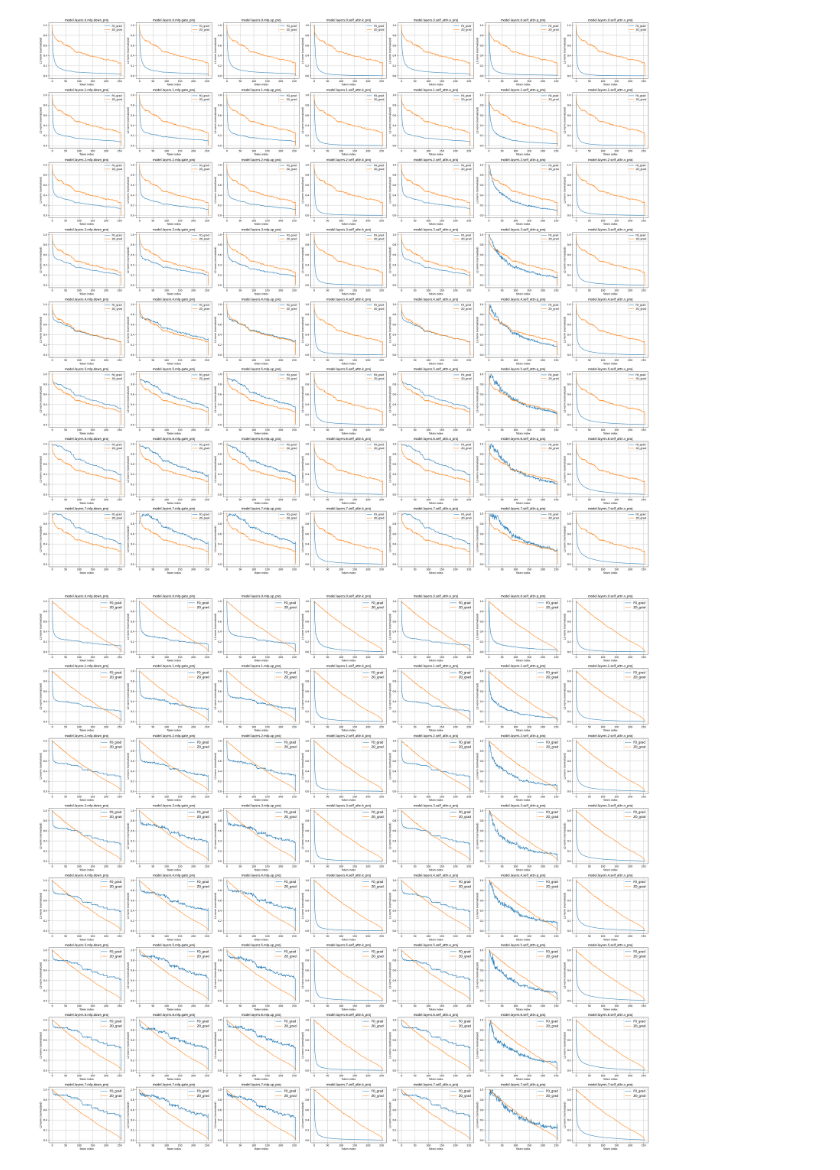
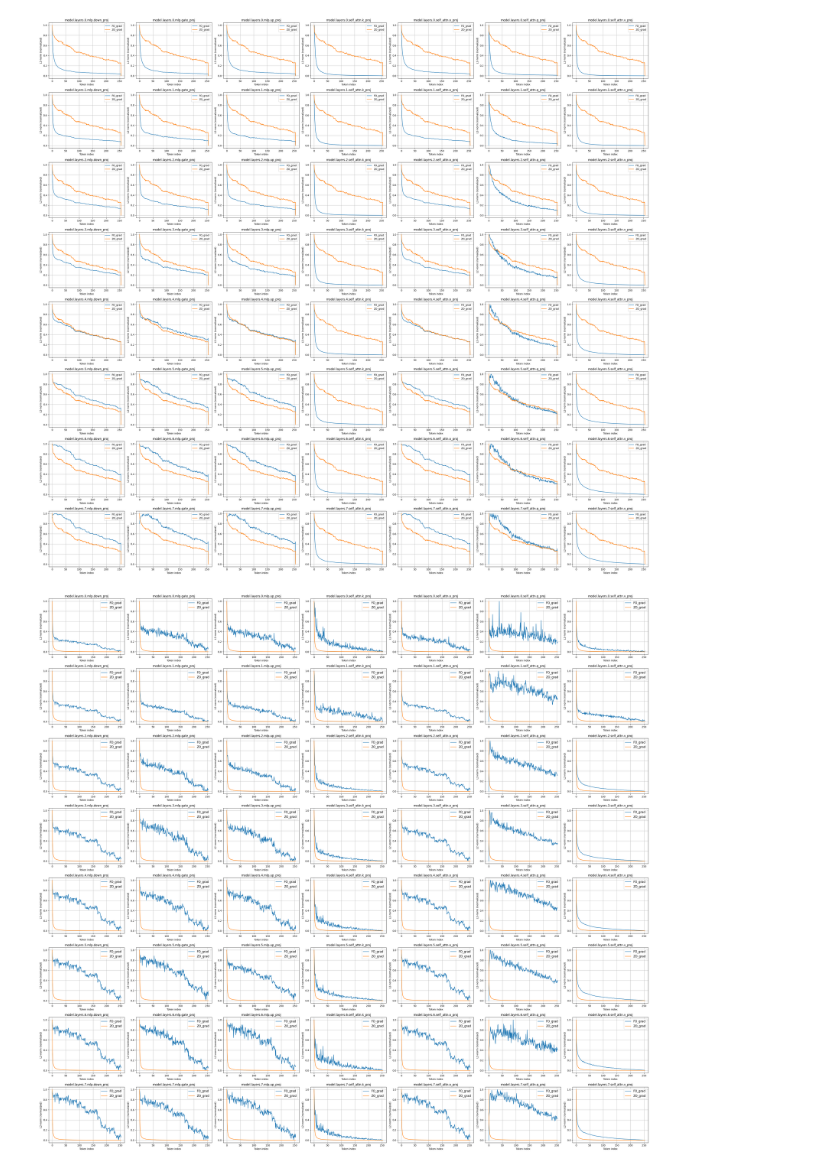
Before and after one commit to olokevin/CoLA, a Jupyter notebook: plot.ipynb, the cells around one changed output. Saved outputs shown, nothing was run; the diff lists cells and outputs as text; code cells hidden in the pictures.

```diff
--- a/plot.ipynb
+++ b/plot.ipynb
@@ -170,6 +170,8 @@ def plot_pt_folder(
                 tensor = data[key]
             tensor = tensor if isinstance(tensor, torch.Tensor) else torch.tensor(tensor)
 
+            tensor = tensor[:, :-2, :]
+
             # choose norm axis
             if x_axis == 'token':
                 # collapse hidden_dim → per‑token norms
@@ -202,34 +204,41 @@ def plot_pt_folder(
             ylabel += ' (first sample)'
         if scale_curves and len(keys)>1:
             ylabel += ' (normalized)'
         ax.set_ylabel(ylabel)
         if len(keys) > 1:
             ax.legend(loc='upper right', fontsize=12)
         ax.grid(True)
 
     # turn off unused axes
     for ax in axes[n:]:
         ax.axis('off')
 
     plt.tight_layout()
     plt.show()
 
 # dir_path = '/workspace/test/100/1179685/1000'
-# dir_path = '/workspace/test/1000/1283702/2000'
+# dir_path = '/workspace/test/1000/1283702/0'
 
-###
-dir_path = '/workspace/test/100/3060379/500'
+### loss i for token 0~i
+# dir_path = '/workspace/test/100/3060379/1000'
+
+### loss i for token 0~i, scale = 1 / (i+1)
+# dir_path = '/workspace/test/100/4091481/900'
+# dir_path = '/workspace/test/1000/4099905/0'
+
+### loss i for token 0~i, scale = 1 / (i+1)^2
+dir_path = '/workspace/test/1000/184189/100'
 
 ### power law
 # dir_path = '/workspace/test/100/2066266/1000'
 
 # Example: plot per-token norms (default)
 plot_pt_folder(
     dir_path,
     value_key_list=['FO_grad', 'ZO_grad'],
     scale_curves=True,
     average_batch=True,
     x_axis='token'     ### 'hidden'
 )
 # %% [output]
-[figure, old version]
+[figure, new version]
```
Also changed, not shown: 5 other files.
